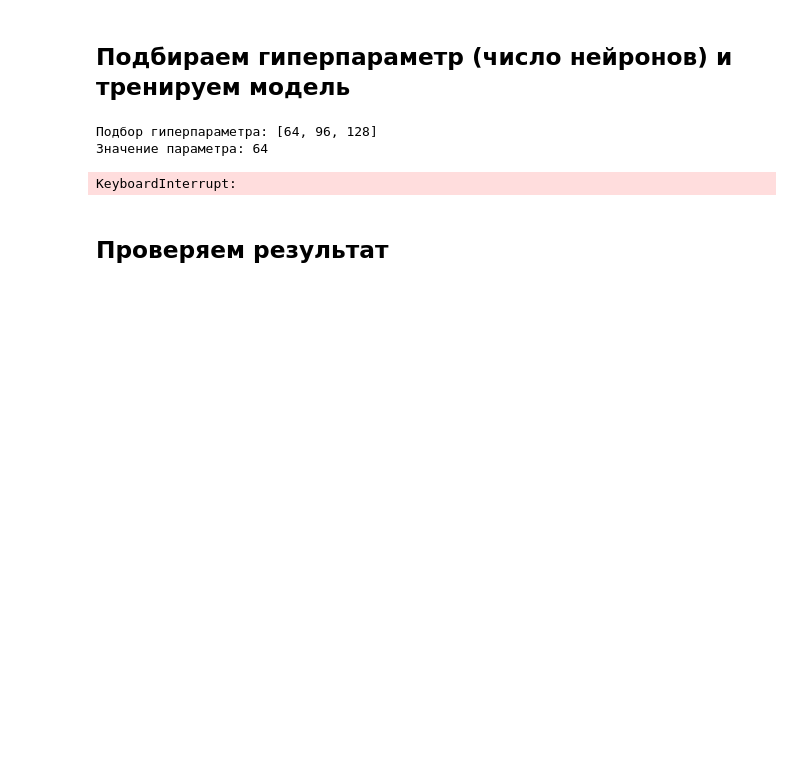
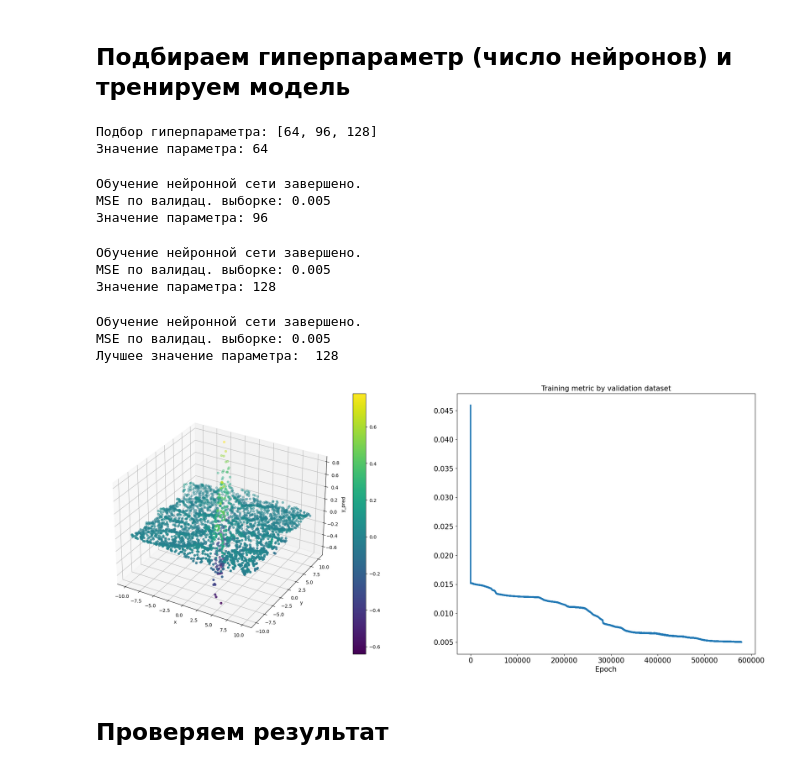
Before and after one commit to Charles-Wi/OtusML, a Jupyter notebook: HW5/PracticePyTorch.ipynb, the cells around one changed output. Saved outputs shown, nothing was run; the diff lists cells and outputs as text; code cells hidden in the pictures; blank space fills up the shorter version.

```diff
--- a/HW5/PracticePyTorch.ipynb
+++ b/HW5/PracticePyTorch.ipynb
@@ -227,16 +227,25 @@ def RunHyperparamSearch(parameter, X_train, y_train, num_epochs, stopLevel, mseL
 # %%
 parameter = [64, 96, 128]
 num_epochs = 1000000 # Число эпох
 stopLevel = 0.003 # Критерий остановки обучения
 mseLevel = 0.005 # Требуемый уровень ошибки MSE
 
-model, mse_list = RunHyperparamSearch(parameter, X_train, y_train, num_epochs, stopLevel, mseLevel)
+model, mse_list = runHyperparamSearch(parameter, X_train, y_train, num_epochs, stopLevel, mseLevel)
 
-DrawResultsOfTrain(model, mse_list)
+drawResultsOfTrain(model, mse_list)
 # %% [output]
 Подбор гиперпараметра: [64, 96, 128]
 Значение параметра: 64
-KeyboardInterrupt:
+Обучение нейронной сети завершено.
+MSE по валидац. выборке: 0.005
+Значение параметра: 96
+Обучение нейронной сети завершено.
+MSE по валидац. выборке: 0.005
+Значение параметра: 128
+Обучение нейронной сети завершено.
+MSE по валидац. выборке: 0.005
+Лучшее значение параметра:  128
+[figure, added]
 # %% [markdown]
 ## Проверяем результат
 # %%
```
Also changed, not shown: parts of 8 cells of this notebook, 2 other files.
